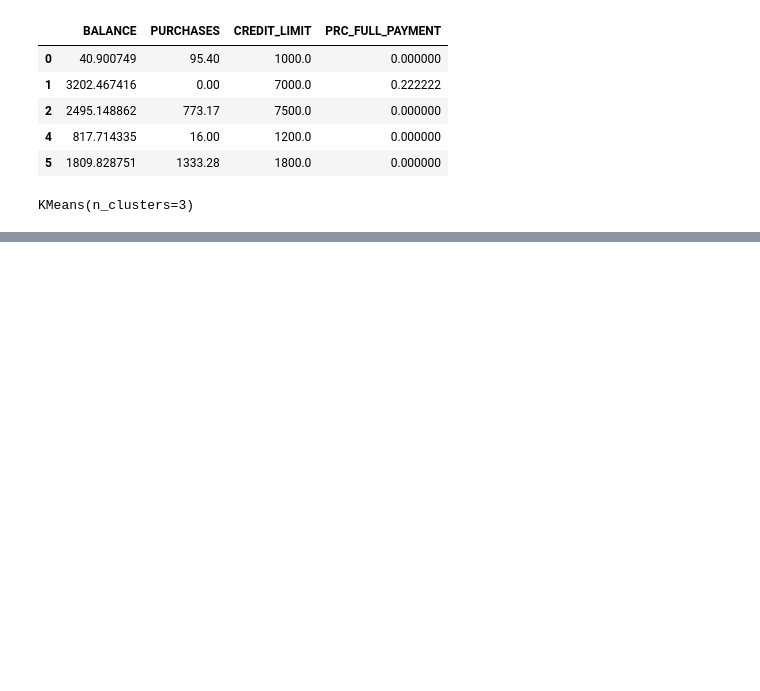
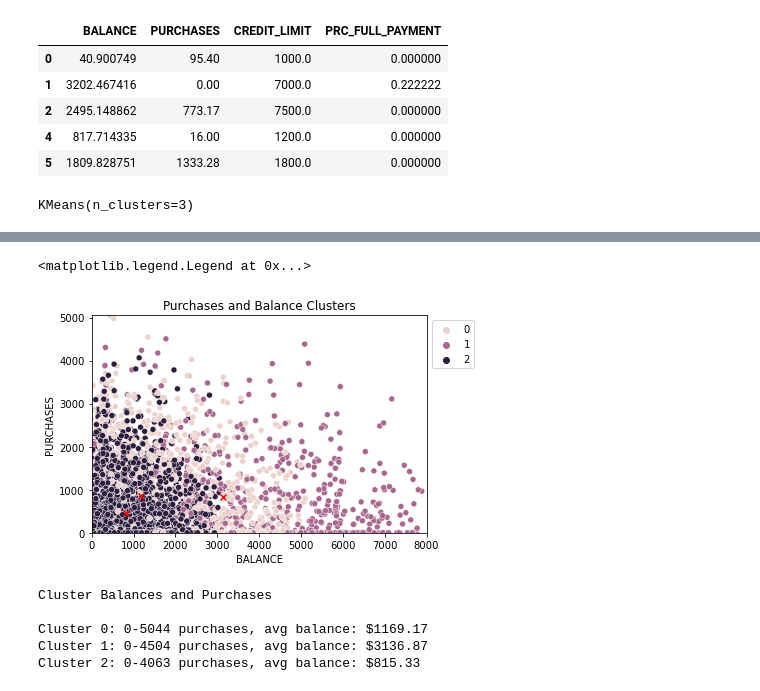
Before and after one commit to anitawahi/DataAnalyticsPractitioner22, a Jupyter notebook: Credit Card K Means Exercise.ipynb, the cells around one changed output, grey strips where cells are left out. Drawn from its saved outputs; the diff is of its cells as text; code cells hidden in the pictures; blank space fills up the shorter version.

```diff
--- a/Credit Card K Means Exercise.ipynb
+++ b/Credit Card K Means Exercise.ipynb
@@ -728,0 +740,40 @@ See the caveats in the documentation: https://pandas.pydata.org/pandas-docs/stab
+# %%
+#CLUSTER ANALYSIS 1
+
+plt.xlim([0, 8000])
+plt.ylim([0, 5050])
+
+# compare "PURCHASES" and "BALANCE"
+sns.scatterplot(data=df2, x='BALANCE', y='PURCHASES', hue='cluster')
+
+# scatterplot of centroid coordinates for purchases and balance
+plt.scatter(kmeans.cluster_centers_[:, 0], kmeans.cluster_centers_[:, 1], c='red', marker='x')
+
+plt.title("Purchases and Balance Clusters")
+#put the legend on the right
+plt.legend(bbox_to_anchor=(1,1), loc=2)
+# %% [output]
+<matplotlib.legend.Legend at 0x...>
+[figure, added]
+# %%
+#ANALYZE CLUSTERS BASED ON BALANCE AND PURCHASES
+
+# sort the cluster numbers from min(0) to max(2)
+sorted_clusters = sorted(df2['cluster'].unique())
+
+# select the rows of the same cluster number
+# then get min/max purchases and average balance
+print("Cluster Balances and Purchases\n")
+for cluster_num in sorted_clusters:
+    small_df2 = df2.loc[df2['cluster'] == cluster_num]
+    min_prch = small_df2['PURCHASES'].min()
+    max_prch = small_df2['PURCHASES'].max()
+    avg_bal = small_df2['BALANCE'].mean()
+
+    print(f"Cluster {cluster_num}: {int(min_prch)}-{int(max_prch)} purchases, avg balance: ${(avg_bal):.2f}")
+# %% [output]
+Cluster Balances and Purchases
+
+Cluster 0: 0-5044 purchases, avg balance: $1169.17
+Cluster 1: 0-4504 purchases, avg balance: $3136.87
+Cluster 2: 0-4063 purchases, avg balance: $815.33
```
Also changed, not shown: parts of 81 cells of this notebook.
